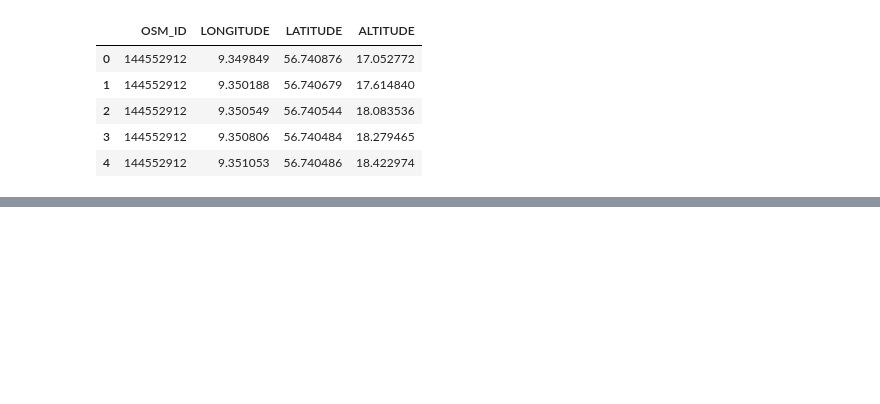
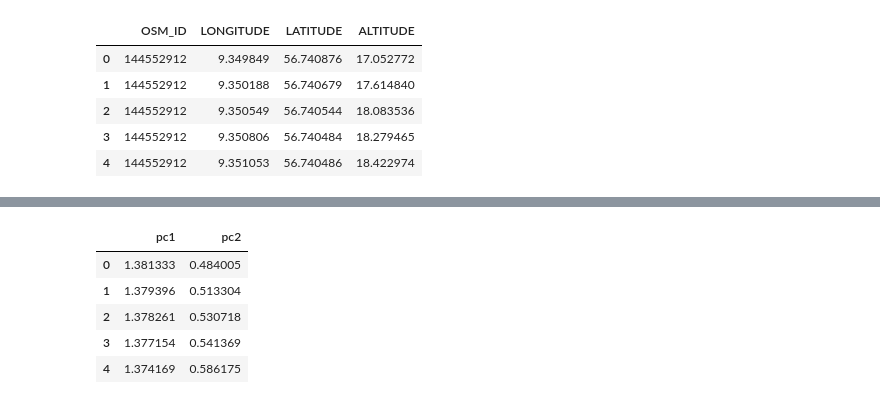
Before and after one commit to Sensodyne/IT_for_Smart_City_HW, a Jupyter notebook: hw5/hw5.ipynb, the cells around one changed output, grey strips where cells are left out. Cells and saved outputs as stored; diff of their text form; code cells hidden in the pictures; blank space fills up the shorter version.

```diff
--- a/hw5/hw5.ipynb
+++ b/hw5/hw5.ipynb
@@ -41,0 +93,9 @@ plt.scatter(x, z)
+# %%
+pcdf.head()
+# %% [output]
+|  | pc1 | pc2 |
+| 0 | 1.381333 | 0.484005 |
+| 1 | 1.379396 | 0.513304 |
+| 2 | 1.378261 | 0.530718 |
+| 3 | 1.377154 | 0.541369 |
+| 4 | 1.374169 | 0.586175 |
```
Also changed, not shown: parts of 16 cells of this notebook, 1 other file.
